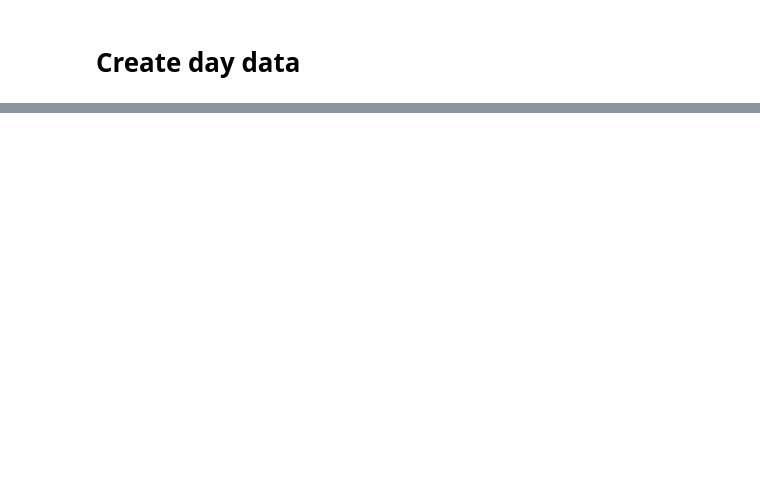
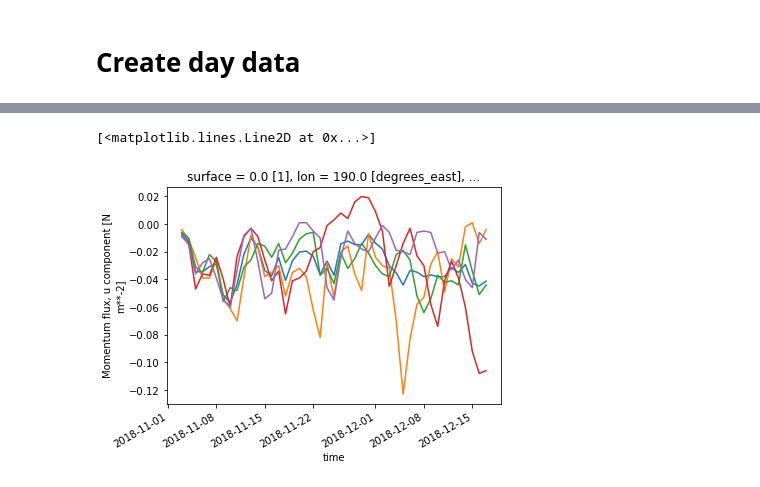
Before and after one commit to midnightsun10/NCEP-AWS, a Jupyter notebook: pruebas.ipynb, the cells around one changed output, grey strips where cells are left out. Drawn from its saved outputs; the diff is of its cells as text; code cells hidden in the pictures; blank space fills up the shorter version.

```diff
--- a/pruebas.ipynb
+++ b/pruebas.ipynb
@@ -75,0 +216,9 @@ ens = "01"
+# %%
+VAR_.isel(lat=60,lon=100).plot()
+dict_vars["00"].isel(lat=60,lon=100).plot()
+dict_vars["06"].isel(lat=60,lon=100).plot()
+dict_vars["12"].isel(lat=60,lon=100).plot()
+dict_vars["18"].isel(lat=60,lon=100).plot()
+# %% [output]
+[<matplotlib.lines.Line2D at 0x...>]
+[figure, added]
```
Also changed, not shown: parts of 45 cells of this notebook, 3 other files.
